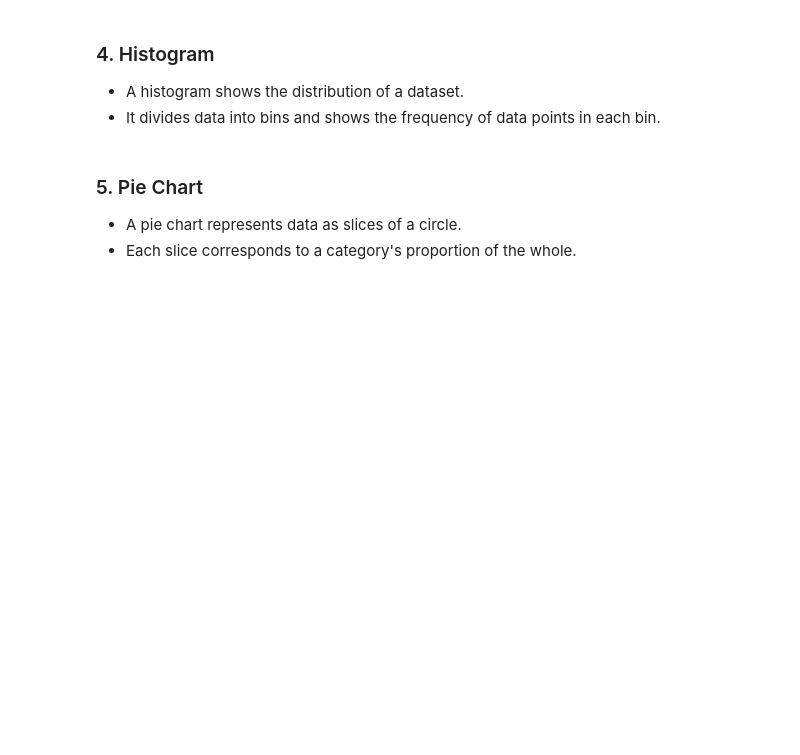
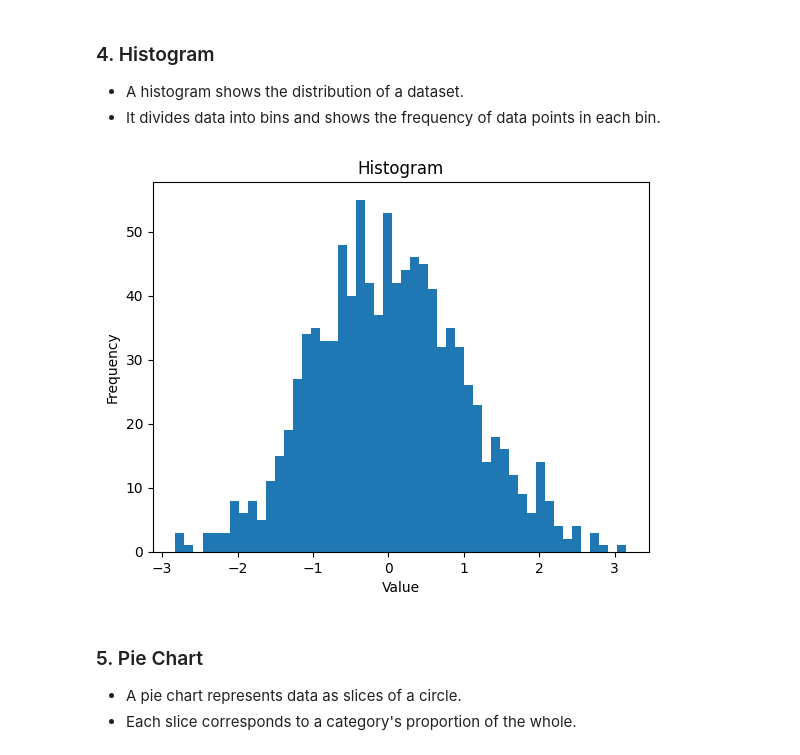
Before and after one commit to anil-k-rajamoni18/PythonLearn, a Jupyter notebook: ADVANCE_CONCEPTS/ML/Matplotlib.ipynb, the cells around one changed output. Cells and saved outputs as stored; diff of their text form; code cells hidden in the pictures; blank space fills up the shorter version.

```diff
--- a/ADVANCE_CONCEPTS/ML/Matplotlib.ipynb
+++ b/ADVANCE_CONCEPTS/ML/Matplotlib.ipynb
@@ -194,14 +208,16 @@ plt.show()
 # %%
 import matplotlib.pyplot as plt
 import numpy as np
 
 data = np.random.randn(1000)
 
-plt.hist(data, bins=30)
+plt.hist(data, bins=50)
 plt.xlabel('Value')
 plt.ylabel('Frequency')
 plt.title('Histogram')
 plt.show()
+# %% [output]
+[figure, added]
 # %% [markdown]
 ### 5. Pie Chart
 
```
Also changed, not shown: parts of 24 cells of this notebook, 4 other files.
